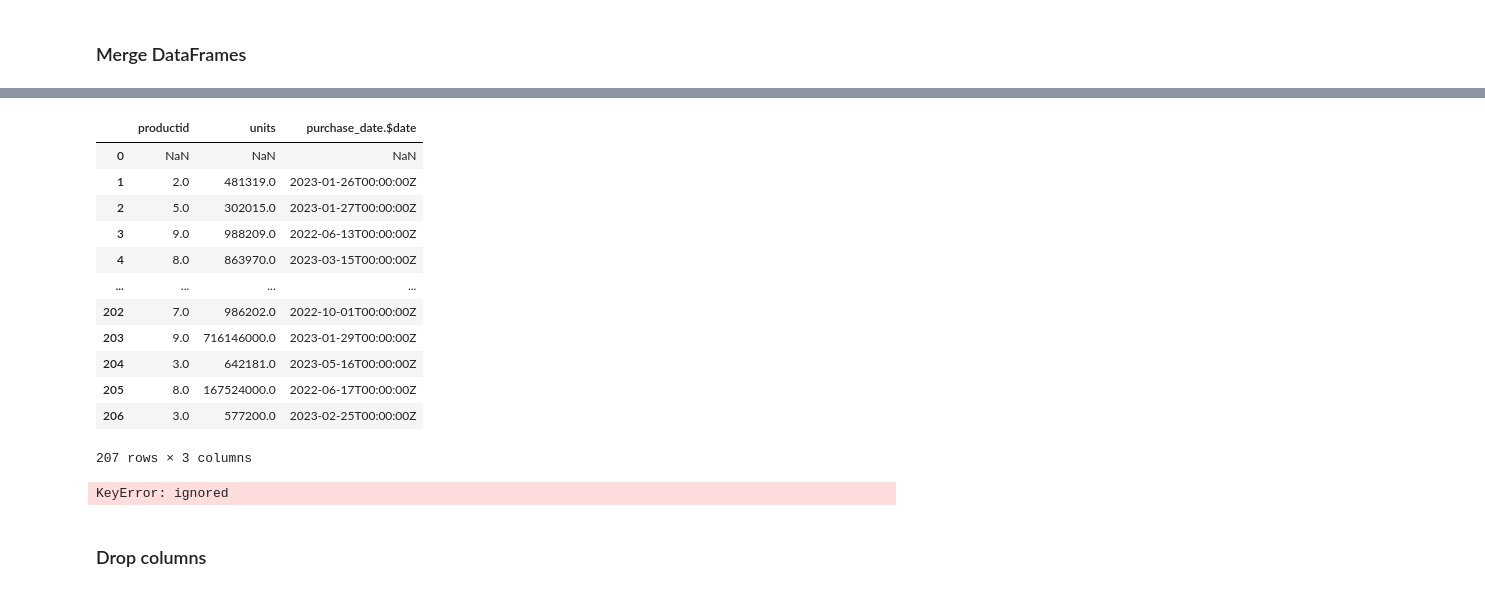
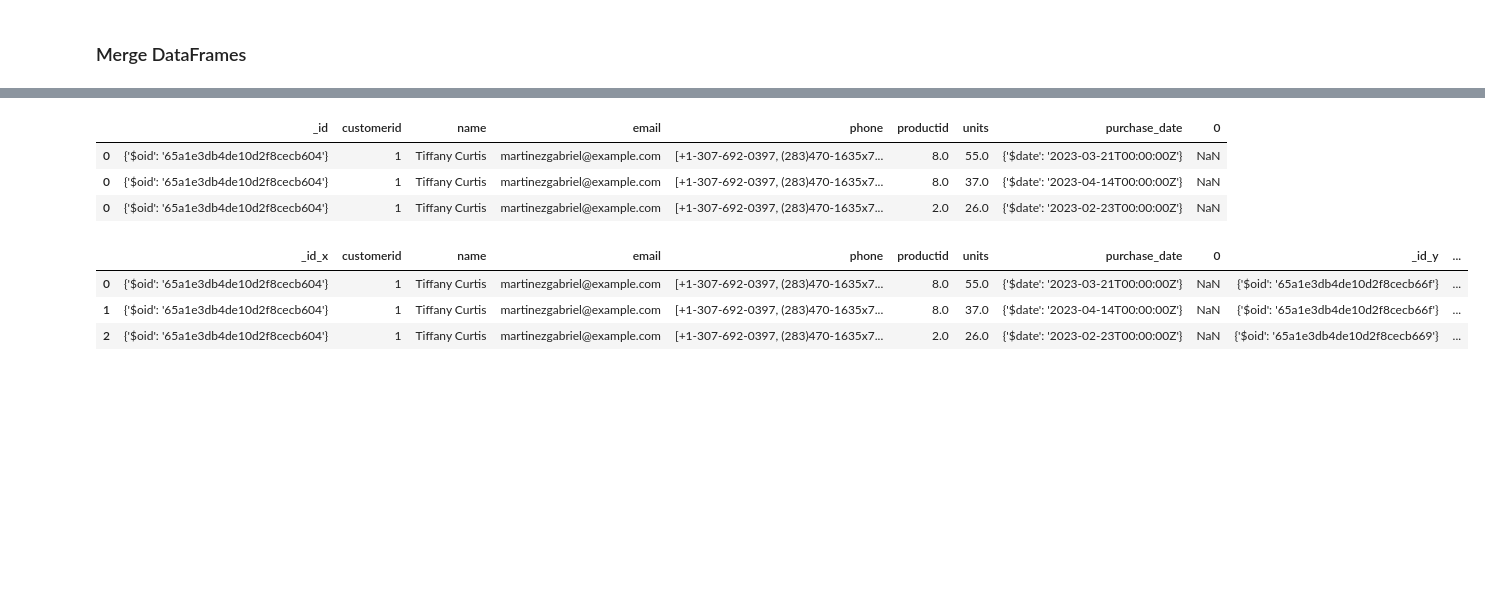
Before and after one commit to matthewpecsok/data_engineering, a Jupyter notebook: tutorials/de_nosql_databases_tutorial.ipynb, the cells around one changed output, grey strips where cells are left out. Drawn from its saved outputs; the diff is of its cells as text; code cells hidden in the pictures; blank space fills up the shorter version.

```diff
--- a/tutorials/de_nosql_databases_tutorial.ipynb
+++ b/tutorials/de_nosql_databases_tutorial.ipynb
@@ -456,23 +439,18 @@ customers_df.explode('orders').head(4)
 # %%
-pd.json_normalize(customers_df.explode('orders')['orders'])
+orders_df = customers_df.explode('orders')
-# %% [output]
-|  | productid | units | purchase_date.$date |
-| 0 | NaN | NaN | NaN |
-| 1 | 2.0 | 481319.0 | 2023-01-26T00:00:00Z |
-| 2 | 5.0 | 302015.0 | 2023-01-27T00:00:00Z |
-| 3 | 9.0 | 988209.0 | 2022-06-13T00:00:00Z |
-| 4 | 8.0 | 863970.0 | 2023-03-15T00:00:00Z |
-| ... | ... | ... | ... |
-| 202 | 7.0 | 986202.0 | 2022-10-01T00:00:00Z |
-| 203 | 9.0 | 716146000.0 | 2023-01-29T00:00:00Z |
-| 204 | 3.0 | 642181.0 | 2023-05-16T00:00:00Z |
-| 205 | 8.0 | 167524000.0 | 2022-06-17T00:00:00Z |
-| 206 | 3.0 | 577200.0 | 2023-02-25T00:00:00Z |
-207 rows × 3 columns
+# %%
+df_orders_expanded = pd.concat([orders_df.drop(['orders'], axis=1), orders_df['orders'].apply(pd.Series)], axis=1)
+df_orders_expanded.head(3)
+# %% [output]
+|  | _id | customerid | name | email | phone | productid | units | purchase_date | 0 |
+| 0 | {'$oid': '65a1e3db4de10d2f8cecb604'} | 1 | Tiffany Curtis | martinezgabriel@example.com | [+1-307-692-0397, (283)470-1635x7... | 8.0 | 55.0 | {'$date': '2023-03-21T00:00:00Z'} | NaN |
+| 0 | {'$oid': '65a1e3db4de10d2f8cecb604'} | 1 | Tiffany Curtis | martinezgabriel@example.com | [+1-307-692-0397, (283)470-1635x7... | 8.0 | 37.0 | {'$date': '2023-04-14T00:00:00Z'} | NaN |
+| 0 | {'$oid': '65a1e3db4de10d2f8cecb604'} | 1 | Tiffany Curtis | martinezgabriel@example.com | [+1-307-692-0397, (283)470-1635x7... | 2.0 | 26.0 | {'$date': '2023-02-23T00:00:00Z'} | NaN |
 # %%
-cust_ord_prods_df = customers_df.merge(products_df, left_on='productid', right_on='productid')
-cust_ord_prods_df.head(3)
+customer_product_orders = df_orders_expanded.merge(products_df, on='productid', how='left')
+customer_product_orders.head(3)
 # %% [output]
-KeyError: ignored
+|  | _id_x | customerid | name | email | phone | productid | units | purchase_date | 0 | _id_y | ... |
+| 0 | {'$oid': '65a1e3db4de10d2f8cecb604'} | 1 | Tiffany Curtis | martinezgabriel@example.com | [+1-307-692-0397, (283)470-1635x7... | 8.0 | 55.0 | {'$date': '2023-03-21T00:00:00Z'} | NaN | {'$oid': '65a1e3db4de10d2f8cecb66f'} | ... |
+| 1 | {'$oid': '65a1e3db4de10d2f8cecb604'} | 1 | Tiffany Curtis | martinezgabriel@example.com | [+1-307-692-0397, (283)470-1635x7... | 8.0 | 37.0 | {'$date': '2023-04-14T00:00:00Z'} | NaN | {'$oid': '65a1e3db4de10d2f8cecb66f'} | ... |
+| 2 | {'$oid': '65a1e3db4de10d2f8cecb604'} | 1 | Tiffany Curtis | martinezgabriel@example.com | [+1-307-692-0397, (283)470-1635x7... | 2.0 | 26.0 | {'$date': '2023-02-23T00:00:00Z'} | NaN | {'$oid': '65a1e3db4de10d2f8cecb669'} | ... |
-# %% [markdown]
-### Drop columns
```
Also changed, not shown: parts of 44 cells of this notebook.
